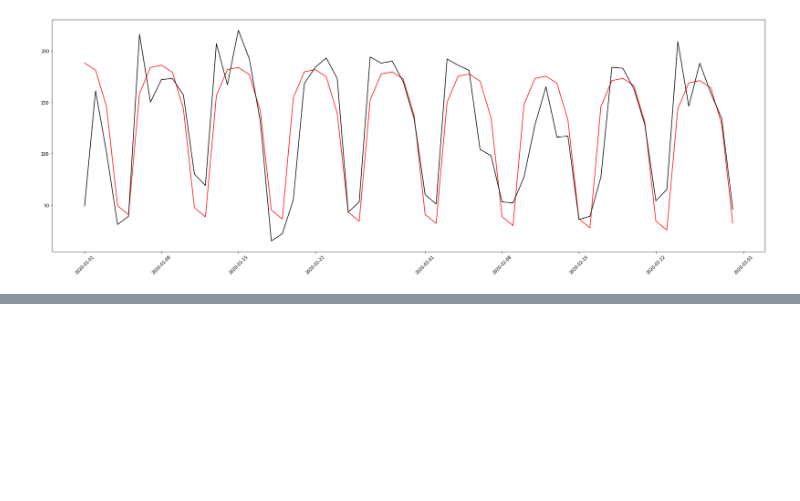
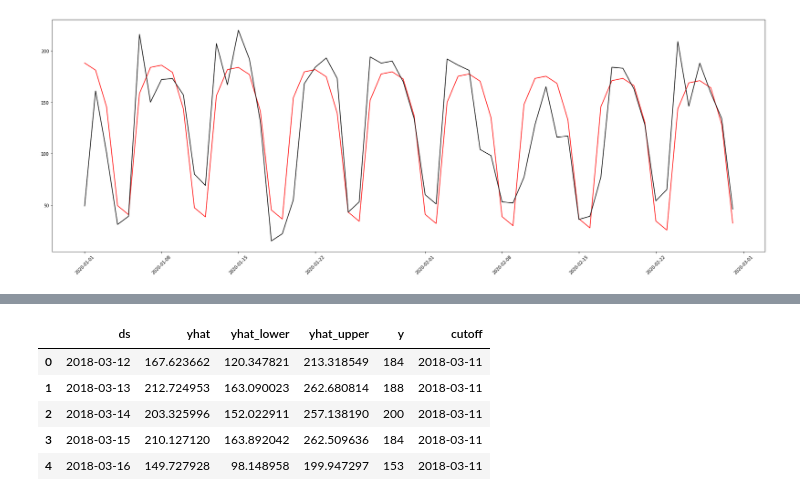
Before and after one commit to HMMJ-1991/bike-sharing, a Jupyter notebook: prophet_forecasting.ipynb, the cells around one changed output, grey strips where cells are left out. Saved outputs shown, nothing was run; the diff lists cells and outputs as text; code cells hidden in the pictures; blank space fills up the shorter version.

```diff
--- a/prophet_forecasting.ipynb
+++ b/prophet_forecasting.ipynb
@@ -124,3 +126,8 @@ plt.plot(data_test['ds'],data_test["y"],color='black')
 # %% [output]
 [<matplotlib.lines.Line2D at 0x...>]
 [figure]
+# %%
+from fbprophet.diagnostics import cross_validation
+df_cv = cross_validation(model, initial='60 days', period='60 days', horizon = '60 days')
+df_cv.head()
+# %% [output]
@@ -126,0 +135,6 @@ plt.plot(data_test['ds'],data_test["y"],color='black')
+|  | ds | yhat | yhat_lower | yhat_upper | y | cutoff |
+| 0 | 2018-03-12 | 167.623662 | 120.347821 | 213.318549 | 184 | 2018-03-11 |
+| 1 | 2018-03-13 | 212.724953 | 163.090023 | 262.680814 | 188 | 2018-03-11 |
+| 2 | 2018-03-14 | 203.325996 | 152.022911 | 257.138190 | 200 | 2018-03-11 |
+| 3 | 2018-03-15 | 210.127120 | 163.892042 | 262.509636 | 184 | 2018-03-11 |
+| 4 | 2018-03-16 | 149.727928 | 98.148958 | 199.947297 | 153 | 2018-03-11 |
```
Also changed, not shown: parts of 7 cells of this notebook.
